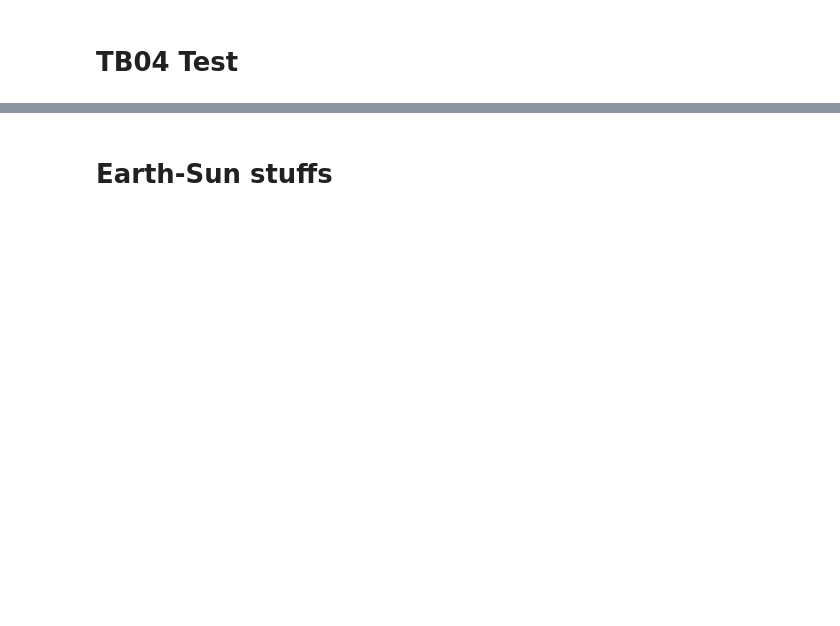
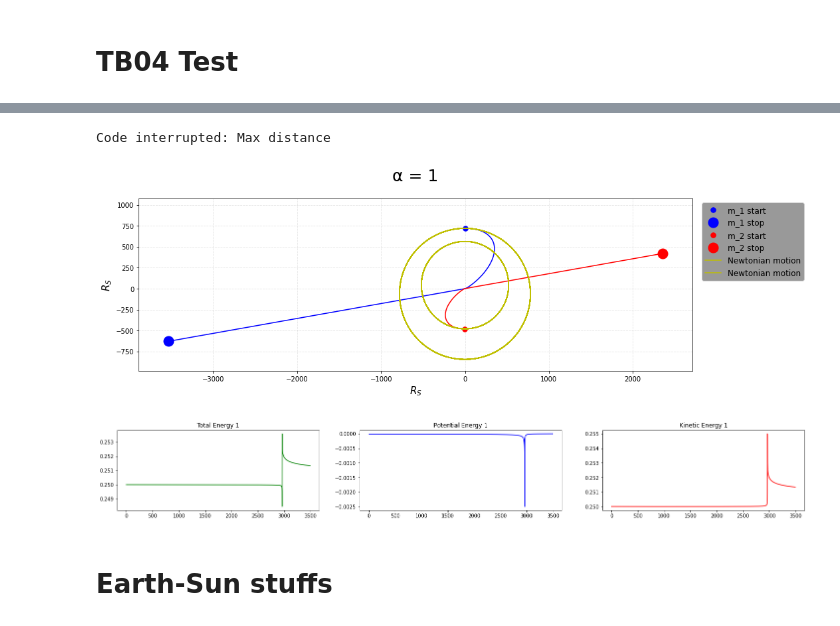
Before and after one commit to carlivas/Binary-Black-Hole-Orbitals, a Jupyter notebook: 04 POST MINKOWSKIAN EXPANSION/test.ipynb, the cells around one changed output, grey strips where cells are left out. Saved outputs shown, nothing was run; the diff lists cells and outputs as text; code cells hidden in the pictures; blank space fills up the shorter version.

```diff
--- a/04 POST MINKOWSKIAN EXPANSION/test.ipynb
+++ b/04 POST MINKOWSKIAN EXPANSION/test.ipynb
@@ -37,25 +47,44 @@ orbPlotter(positions, positionsN, slice = M, xlim=lims, ylim=lims)
 # %%
 %run ./Functions_PM.ipynb
 
 c = const.c.value
 G = const.G.value
 M_sun = const.M_sun.value
 M_earth = const.M_earth.value
 
 x_1 = np.array([0., 1000.])
 x_2 = np.array([0., -200.])
 v_1 = np.array([0.005, 0.])
 v_2 = np.array([-0.01, 0.])
 a_1 = np.array([0.,    0.])
 a_2 = np.array([0.,    0.])
-m_1 = 10
-m_2 = 15
+m_1 = 10e-2
+m_2 = 15e-2
 
 s = x_1, x_2, v_1, v_2, m_1, m_2
 
-t_max = 1e7
+t_max = 1e7/2
 res = 1e5
 dt = t_max/res
 
-positionsN = run_modelN(s, t_max = t_max, dt = dt, DL = True)
-positions, momenta = run_model(s, t_max = t_max, dt = dt, DL = True, return_momenta=True)
+
+positionsN = run_modelN(s, t_max=t_max, dt=dt, DL=True)
+positions1, momenta1 = run_model(s, t_max=t_max, dt=dt, DL=True, return_momenta=True, α = 1)
+# positions2, momenta2 = run_model(s, t_max=t_max, dt=dt, DL=True, return_momenta=True, α = 0)
+# positions3, momenta3 = run_model(s, t_max=t_max, dt=dt, DL=True, return_momenta=True, α = 0.001)
+
+Positions = [positions1]
+Momenta = [momenta1]
+
+M = slice(0, -1, 1)
+# orbPlotter(positions, positionsN, slice = M)
+
+# lim = 1e-2
+# lims = (-lim, lim)
+lims = 0
+orbPlotter(positions1, positionsN, slice = M, xlim=lims, ylim=lims, DL = True, filename='α = 1', figsize=(15,5))
+# orbPlotter(positions2, positionsN, slice = M, xlim=lims, ylim=lims, DL = True, filename='α = 0', figsize=(15,5))
+# orbPlotter(positions3, positionsN, slice = M, xlim=lims, ylim=lims, DL = True, filename='α = 0.001', figsize=(15,5))
+# %% [output]
+Code interrupted: Max distance
+[figure, added]
@@ -81,2 +91,42 @@ orbPlotter(positions, positionsN, slice = S, xlim=lims, ylim=lims, DL = True)
+# %%
+def V_1PM(x_1, x_2, P_1, P_2, m_1, m_2, DL):
+    if DL == True:
+        G, c = 1, 1
+    else:
+        c = const.c.value
+        G = const.G.value
+    r = rel_len(x_1, x_2)
+    return G/r*((m_1*m_2)**2 - 2*fourdot(P_1, P_2)**2)/(P_1[0]*P_2[0])
+
+for j in range(len(Momenta)):
+    t = range(int(len(Momenta[j][0][0])))
+    S = slice(0, int(len(Momenta[j][0][0])))
+    # S = slice(0, -1)
+
+    potential = []
+    for i in range(len(Momenta[j][0][0])):
+        x_1 = Positions[j][0][:,i]
+        x_2 = Positions[j][1][:,i]
+        P_1 = Momenta[j][0][:,i]
+        P_2 = Momenta[j][1][:,i]
+        potential.append(V_1PM(x_1, x_2, P_1, P_2, m_1, m_2, DL = True))
+
+
+    fig, axs = plt.subplots(1,3, figsize=(25,3))
+    ax1, ax2, ax3 = axs[0], axs[1], axs[2]
+
+    ax1.ticklabel_format(useOffset=False)
+    ax1.plot(t[S], Momenta[j][0][0][S]+Momenta[j][1][0][S]+potential[S], 'g')
+    ax1.title.set_text(f'Total Energy {j+1}')
+
+    ax2.ticklabel_format(useOffset=False)
+    ax2.plot(t[S], potential[S], 'b')
+    ax2.title.set_text(f'Potential Energy {j+1}')
+
+    ax3.ticklabel_format(useOffset=False)
+    ax3.plot(t[S], Momenta[j][0][0][S]+Momenta[j][1][0][S], 'r')
+    ax3.title.set_text(f'Kinetic Energy {j+1}')
+# %% [output]
+[figure, added]
 # %% [markdown]
 # Earth-Sun stuffs
```
Also changed, not shown: parts of 10 cells of this notebook, 7 other files.
